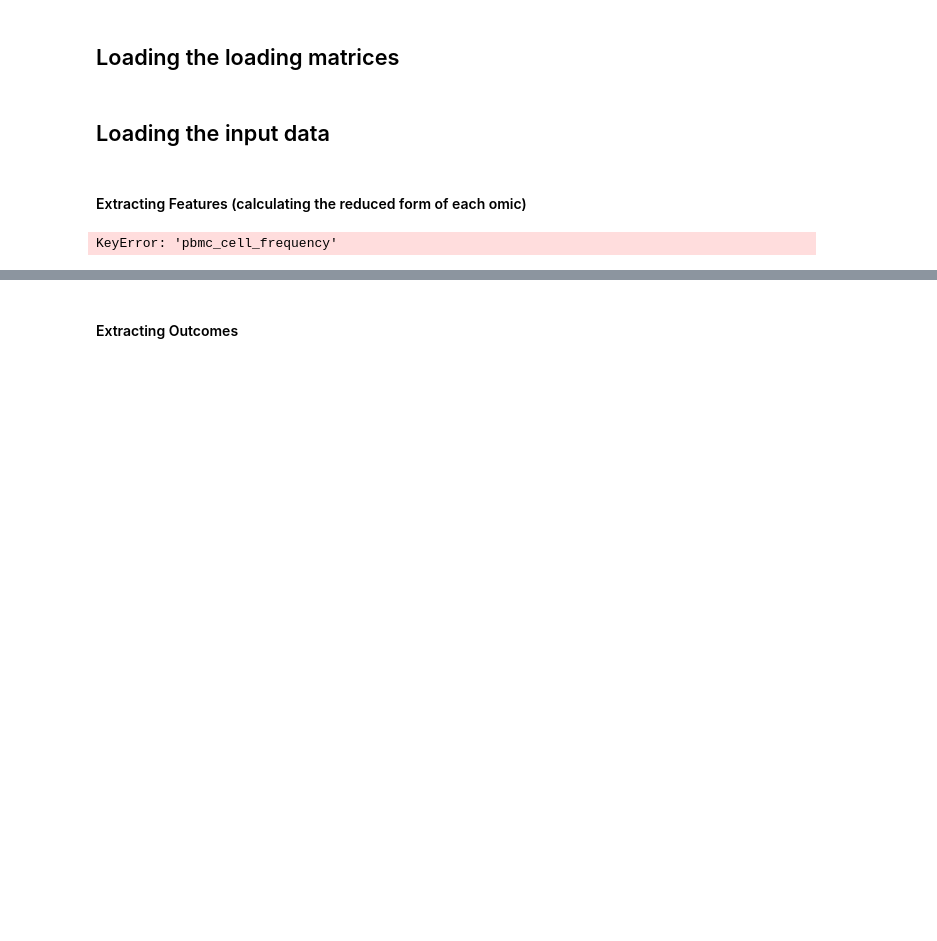
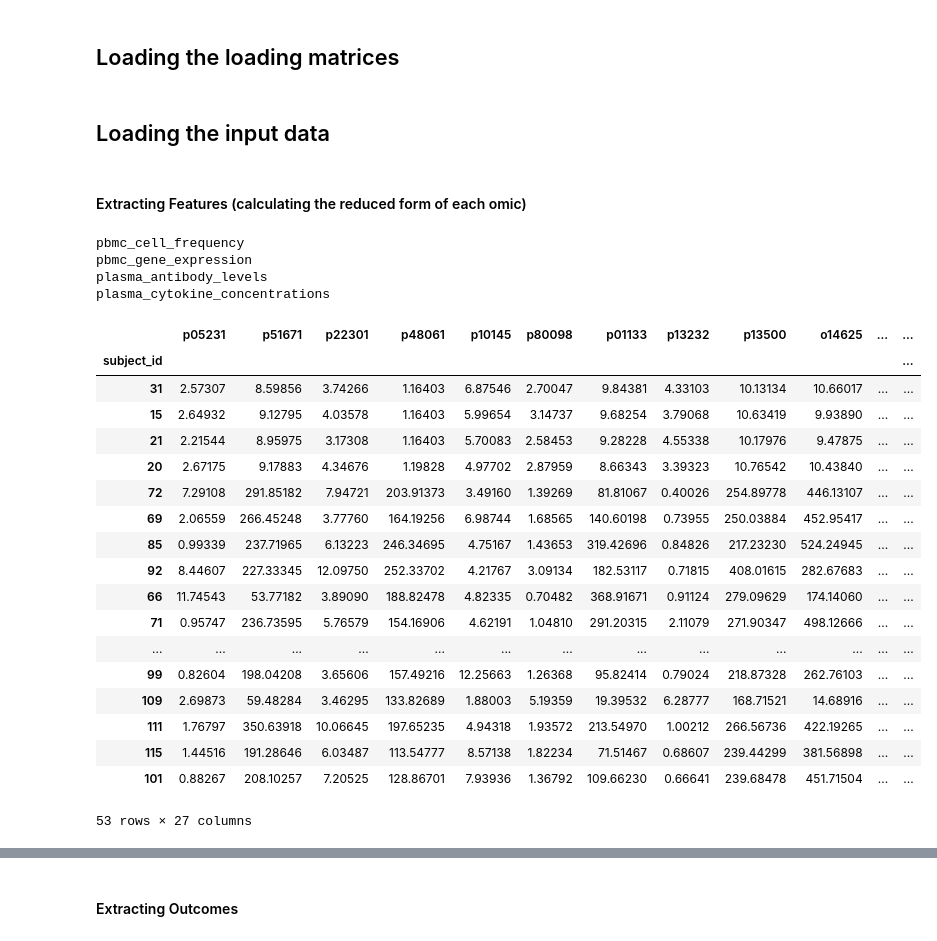
Before and after one commit to joreynajr/cmi-pb-challenge-winter-24-45, a Jupyter notebook: workflow/notebooks/models-with-harmonized-data/Model-Devel-With-Jive-Factors.ipynb, the cells around one changed output, grey strips where cells are left out. Saved outputs shown, nothing was run; the diff lists cells and outputs as text; code cells hidden in the pictures; blank space fills up the shorter version.

Commit message:
Updated scripts to handle modeling development

```diff
--- a/workflow/notebooks/models-with-harmonized-data/Model-Devel-With-Jive-Factors.ipynb
+++ b/workflow/notebooks/models-with-harmonized-data/Model-Devel-With-Jive-Factors.ipynb
@@ -16,7 +16,9 @@ if 'workflow' not in os.listdir():
     os.chdir('../../../')
 
 # setting the output dir
-outdir = 'results/model_devel/'
+datadir = 'results/processed/harmonized/'
+jive_dir = 'results/jive/harmonized/'
+outdir = 'results/model_devel/harmonized/'
 os.makedirs(outdir, exist_ok=True)
 # %%
 model_dict = {'lr': LinearRegression,
@@ -35,12 +37,15 @@ cmodel_function = model_dict[cmodel]
 ## Loading the loading matrices
 # %%
 loadings = {}
-tpl = "results/jive/harmonized/*.jive-loadings.tsv"
+tpl = os.path.join(jive_dir, '*.jive-loadings.tsv')
 for loading_fn in glob.glob(tpl):
 
+    # load data
     bn = os.path.basename(loading_fn)
     assay = bn.split('.')[0]
     loadings_matrix = pd.read_table(loading_fn)
+
+    # add to dict
     loadings[assay] = loadings_matrix
 # %% [markdown]
 ## Loading the input data
@@ -51,14 +56,17 @@ outcomes = {}
 # %% [markdown]
 #### Extracting Features (calculating the reduced form of each omic)
 # %%
-with open('results/jive/harmonized/common_samples.txt', 'r') as f:
+fn = os.path.join(jive_dir, 'common_samples.txt')
+with open(fn, 'r') as f:
     common_samples = [int(x.strip()) for x in f.readlines()]
 # %%
-tpl = 'results/processed/*.training-data.tsv'
+tpl = os.path.join(datadir, 'training_*.tsv')
 for raw_fn in glob.glob(tpl):
 
     bn = os.path.basename(raw_fn)
-    assay = bn.split('.')[0]
+    assay = bn.split('.')[0].replace('training_', '')
+
+    print(assay)
 
     # Loading the raw matrices
     raw = pd.read_table(raw_fn, index_col=0, header=0)
@@ -74,13 +82,38 @@ for raw_fn in glob.glob(tpl):
     tdf.columns = ['{}-{}'.format(assay, i) for i in range(sample_factors.shape[1])]
     features[assay] = tdf
     features[assay].index = raw.index.tolist()
+# %% [output]
+pbmc_cell_frequency
+pbmc_gene_expression
+plasma_antibody_levels
+plasma_cytokine_concentrations
+# %%
+raw
+# %% [output]
+|  | p05231 | p51671 | p22301 | p48061 | p10145 | p80098 | p01133 | p13232 | p13500 | o14625 | ... | ... |
+| subject_id |  |  |  |  |  |  |  |  |  |  |  | ... |
+| 31 | 2.57307 | 8.59856 | 3.74266 | 1.16403 | 6.87546 | 2.70047 | 9.84381 | 4.33103 | 10.13134 | 10.66017 | ... | ... |
+| 15 | 2.64932 | 9.12795 | 4.03578 | 1.16403 | 5.99654 | 3.14737 | 9.68254 | 3.79068 | 10.63419 | 9.93890 | ... | ... |
+| 21 | 2.21544 | 8.95975 | 3.17308 | 1.16403 | 5.70083 | 2.58453 | 9.28228 | 4.55338 | 10.17976 | 9.47875 | ... | ... |
+| 20 | 2.67175 | 9.17883 | 4.34676 | 1.19828 | 4.97702 | 2.87959 | 8.66343 | 3.39323 | 10.76542 | 10.43840 | ... | ... |
+| 72 | 7.29108 | 291.85182 | 7.94721 | 203.91373 | 3.49160 | 1.39269 | 81.81067 | 0.40026 | 254.89778 | 446.13107 | ... | ... |
+| 69 | 2.06559 | 266.45248 | 3.77760 | 164.19256 | 6.98744 | 1.68565 | 140.60198 | 0.73955 | 250.03884 | 452.95417 | ... | ... |
+| 85 | 0.99339 | 237.71965 | 6.13223 | 246.34695 | 4.75167 | 1.43653 | 319.42696 | 0.84826 | 217.23230 | 524.24945 | ... | ... |
+| 92 | 8.44607 | 227.33345 | 12.09750 | 252.33702 | 4.21767 | 3.09134 | 182.53117 | 0.71815 | 408.01615 | 282.67683 | ... | ... |
+| 66 | 11.74543 | 53.77182 | 3.89090 | 188.82478 | 4.82335 | 0.70482 | 368.91671 | 0.91124 | 279.09629 | 174.14060 | ... | ... |
+| 71 | 0.95747 | 236.73595 | 5.76579 | 154.16906 | 4.62191 | 1.04810 | 291.20315 | 2.11079 | 271.90347 | 498.12666 | ... | ... |
+| ... | ... | ... | ... | ... | ... | ... | ... | ... | ... | ... | ... | ... |
+| 99 | 0.82604 | 198.04208 | 3.65606 | 157.49216 | 12.25663 | 1.26368 | 95.82414 | 0.79024 | 218.87328 | 262.76103 | ... | ... |
+| 109 | 2.69873 | 59.48284 | 3.46295 | 133.82689 | 1.88003 | 5.19359 | 19.39532 | 6.28777 | 168.71521 | 14.68916 | ... | ... |
+| 111 | 1.76797 | 350.63918 | 10.06645 | 197.65235 | 4.94318 | 1.93572 | 213.54970 | 1.00212 | 266.56736 | 422.19265 | ... | ... |
+| 115 | 1.44516 | 191.28646 | 6.03487 | 113.54777 | 8.57138 | 1.82234 | 71.51467 | 0.68607 | 239.44299 | 381.56898 | ... | ... |
+| 101 | 0.88267 | 208.10257 | 7.20525 | 128.86701 | 7.93936 | 1.36792 | 109.66230 | 0.66641 | 239.68478 | 451.71504 | ... | ... |
+53 rows × 27 columns
 # %%
 features['final'] = pd.concat([features['pbmc_cell_frequency'],
-                                     features['plasma_cytokine_concentration'],
+                                     features['plasma_cytokine_concentrations'],
                                      features['pbmc_gene_expression'],
-                                     features['plasma_ab_titer']], axis=1)
+                                     features['plasma_antibody_levels']], axis=1)
-# %% [output]
-KeyError: 'pbmc_cell_frequency'
 # %%
 features['final'].head()
 # %% [output]
```
Also changed, not shown: parts of 10 cells of this notebook, 2 other files.
